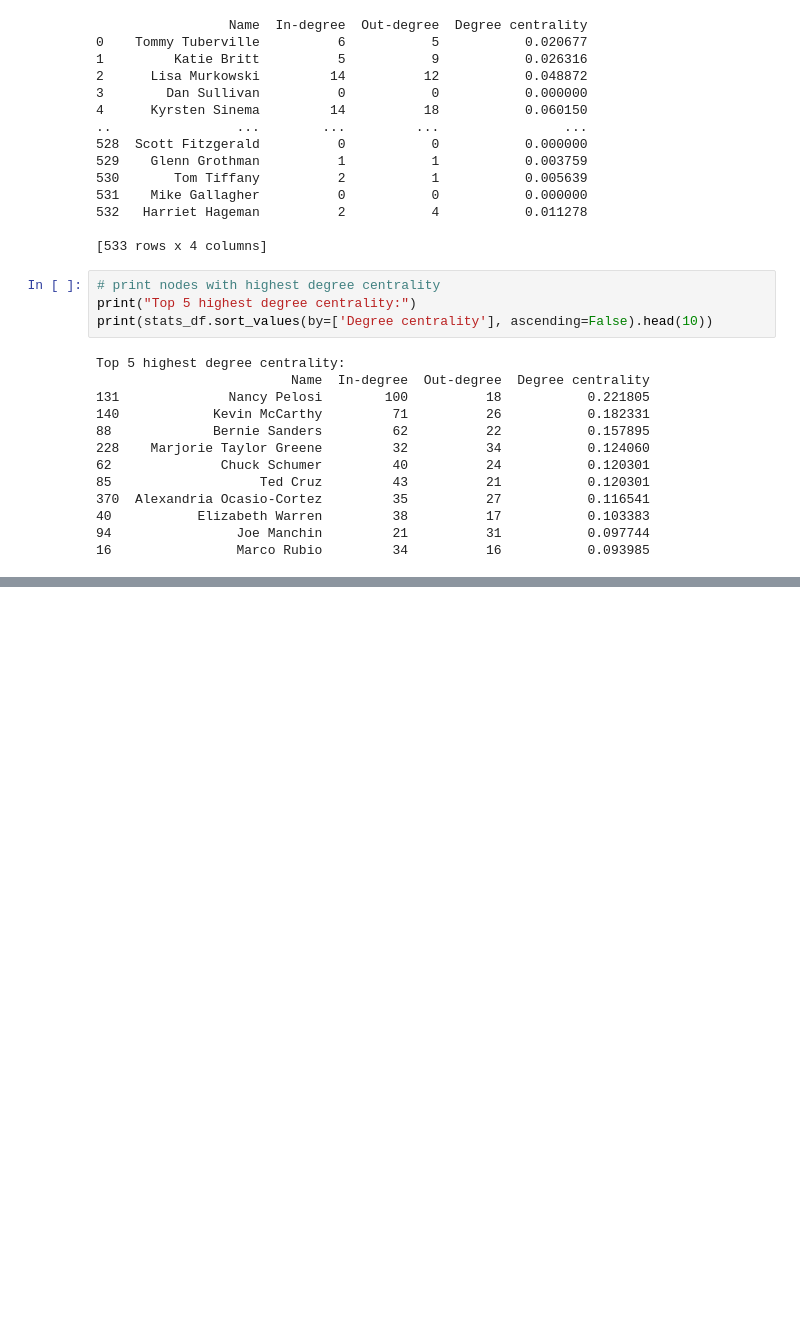
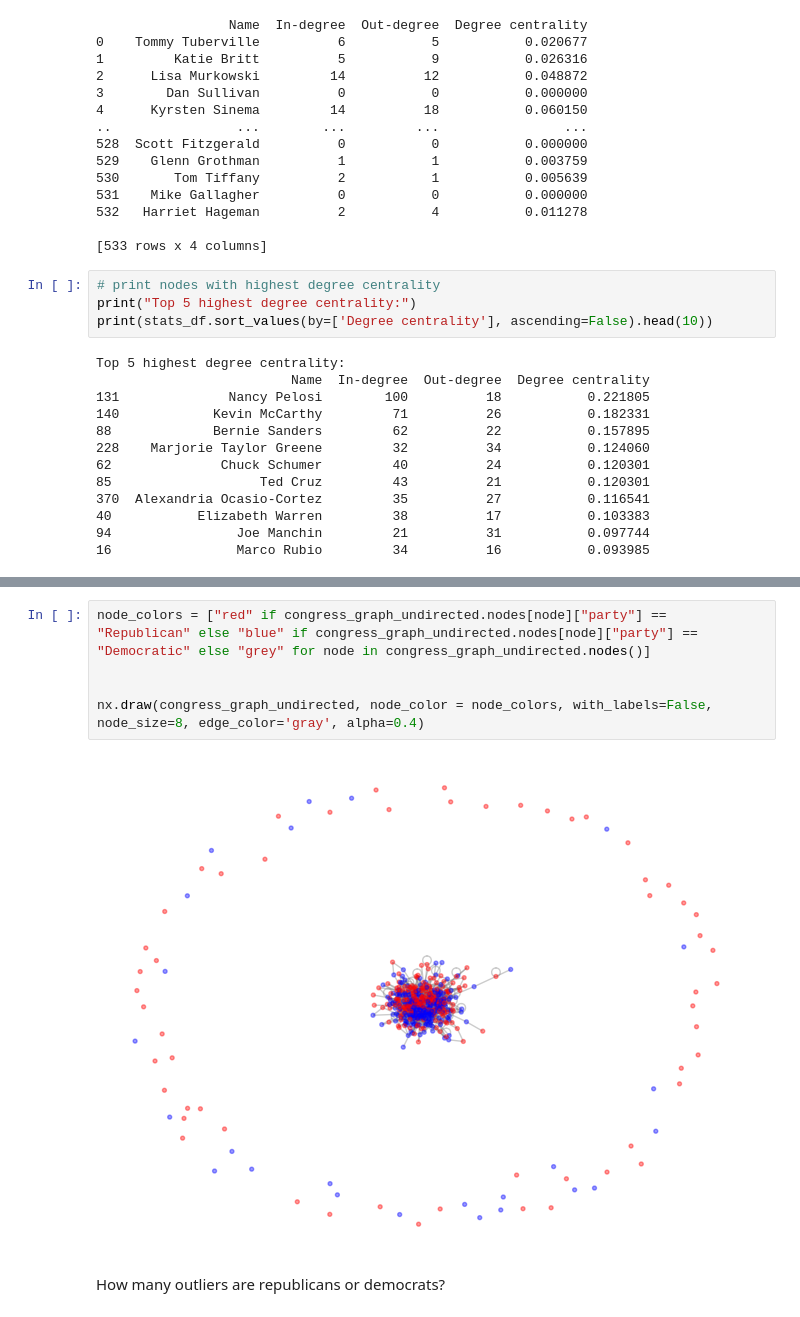
Before and after one commit to s185231/02805_SocialGraphs, a Jupyter notebook: project_assigment_B.ipynb, the cells around one changed output, grey strips where cells are left out. Cells and saved outputs as stored; diff of their text form; blank space fills up the shorter version.

```diff
--- a/project_assigment_B.ipynb
+++ b/project_assigment_B.ipynb
@@ -243,0 +434,9 @@ Top 5 highest degree centrality:
+# %%
+node_colors = ["red" if congress_graph_undirected.nodes[node]["party"] == "Republican" else "blue" if congress_graph_undirected.nodes[node]["party"] == "Democratic" else "grey" for node in congress_graph_undirected.nodes()]
+
+
+nx.draw(congress_graph_undirected, node_color = node_colors, with_labels=False, node_size=8, edge_color='gray', alpha=0.4)
+# %% [output]
+[figure, added]
+# %% [markdown]
+How many outliers are republicans or democrats?
```
Also changed, not shown: parts of 25 cells of this notebook, 5 other files.
